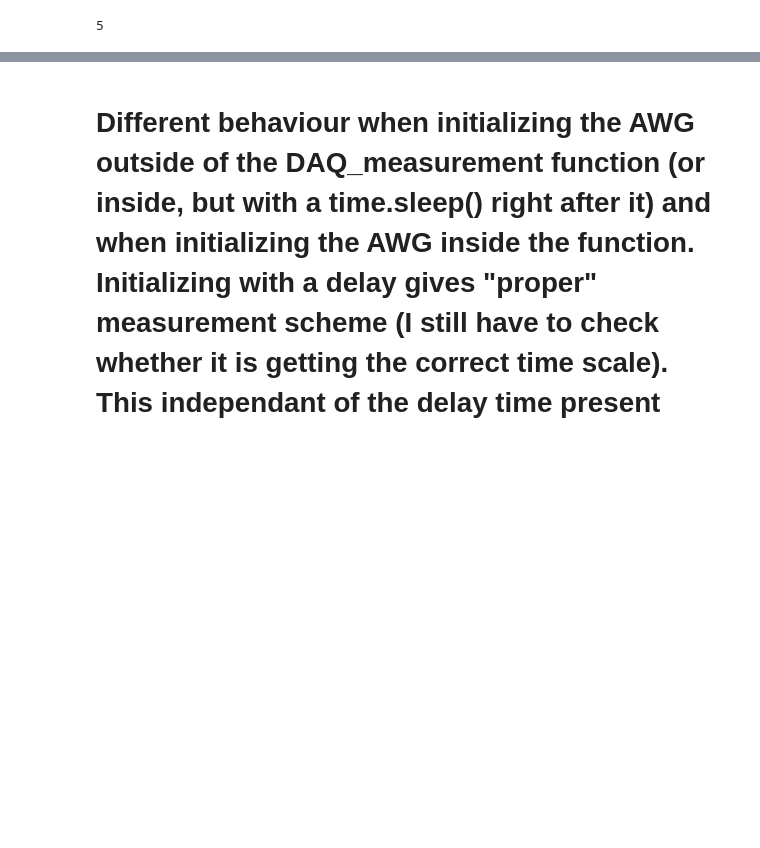
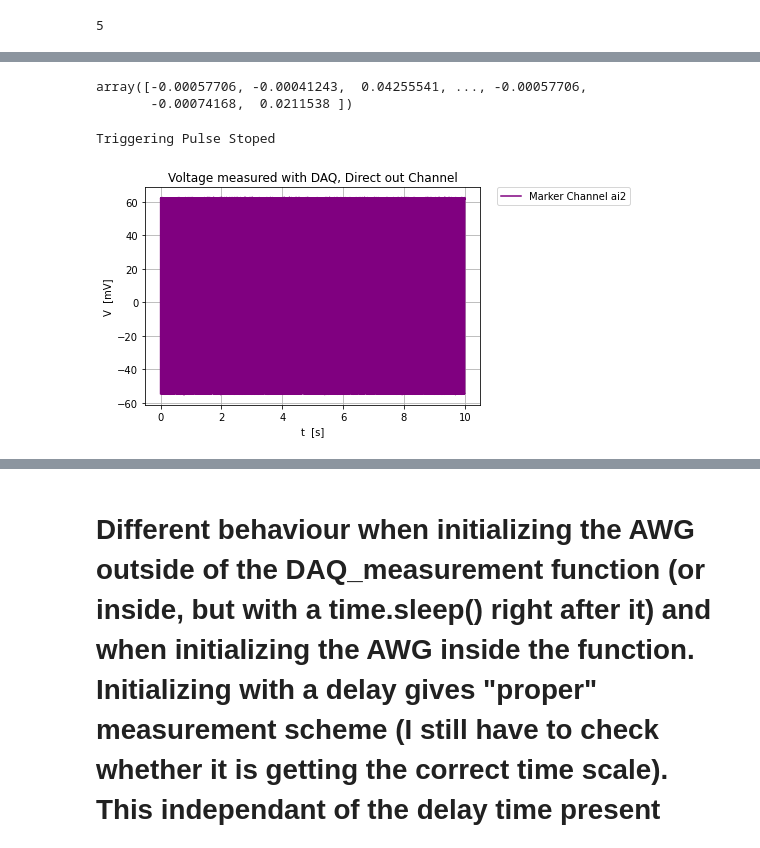
Before and after one commit to Holcan/STM, a Jupyter notebook: M8190/Box.ipynb, the cells around one changed output, grey strips where cells are left out. Saved outputs shown, nothing was run; the diff lists cells and outputs as text; code cells hidden in the pictures; blank space fills up the shorter version.

```diff
--- a/M8190/Box.ipynb
+++ b/M8190/Box.ipynb
@@ -168,0 +211,25 @@ Canvas(toolbar=Toolbar(toolitems=[('Home', 'Reset original view', 'home', 'home'
+# %%
+dataM[0]
+# %% [output]
+array([-0.00057706, -0.00041243,  0.04255541, ..., -0.00057706,
+       -0.00074168,  0.0211538 ])
+# %%
+dataM, timeM = DAQ_Measuring_Markers(DAQ_Settings1,1000,10,M8190A)
+
+fig,ax= plt.subplots()
+ax.grid(True)
+
+#plt.plot(timeM,dataM[0]*1000,label= '{b} samples'.format(b=len(dataM[0])),color='orange')
+plt.plot(timeM,dataM[1]*1000,label= 'Marker Channel {chan}'.format(chan=DAQ_Settings1['Analog Channel Input Marker']),color='purple')
+
+ax.set_ylabel('V  [mV]')
+ax.set_xlabel('t  [s]')
+ax.set_title('Voltage measured with DAQ, Direct out Channel')
+#ax.legend(loc=0)
+
+plt.legend(bbox_to_anchor=(1.05, 1), loc='upper left', borderaxespad=0.)
+plt.show()
+#fig.savefig('DAQ measurement noise0',bbox_inches='tight')
+# %% [output]
+Triggering Pulse Stoped
+[figure, added]
```
Also changed, not shown: parts of 88 cells of this notebook, 16 other files.
